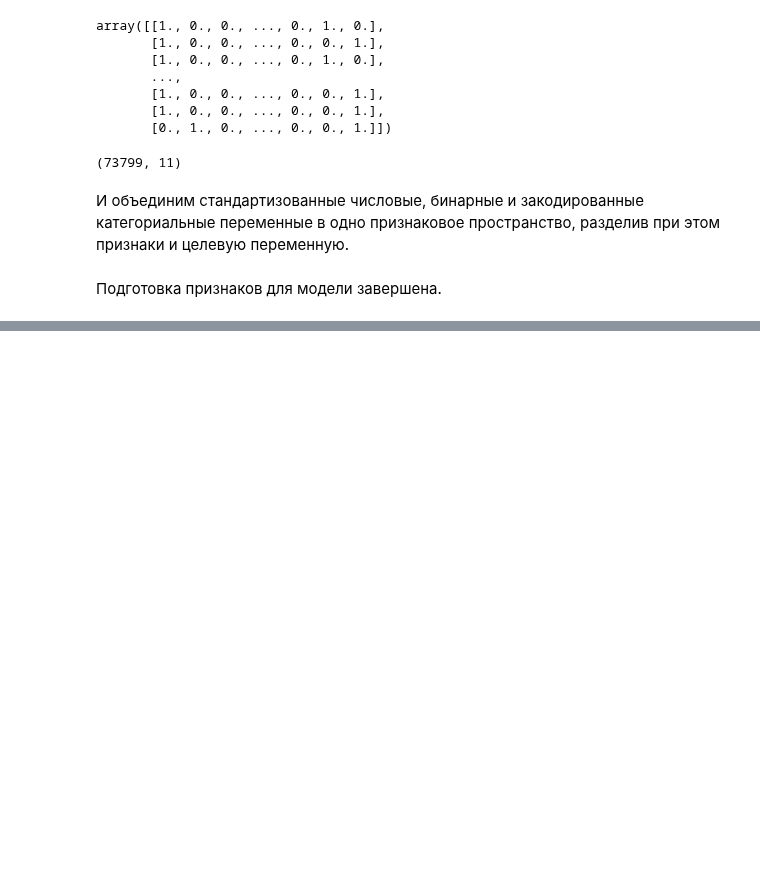
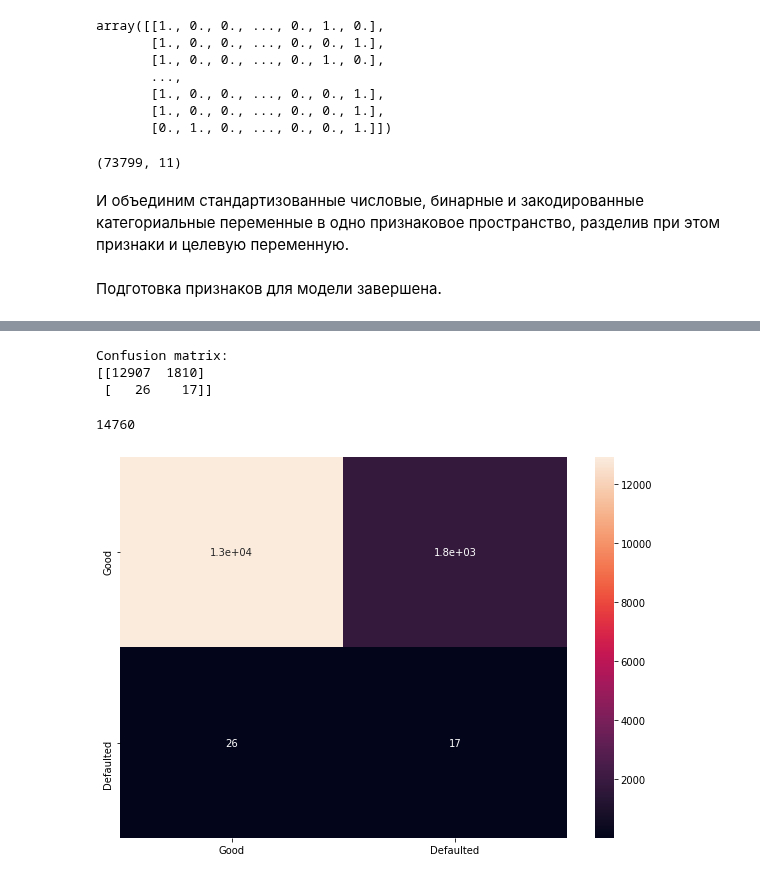
Before and after one commit to greg-kan/mlda, a Jupyter notebook: SkillFactory/unit_4/scoring/train-scoring.ipynb, the cells around one changed output, grey strips where cells are left out. Cells and saved outputs as stored; diff of their text form; code cells hidden in the pictures; blank space fills up the shorter version.

```diff
--- a/SkillFactory/unit_4/scoring/train-scoring.ipynb
+++ b/SkillFactory/unit_4/scoring/train-scoring.ipynb
@@ -323,0 +359,20 @@ X_train, X_test, y_train, y_test = train_test_split(X, Y, test_size=0.20, random
+# %%
+y_pred = model.predict(X_test)
+conf_mat = confusion_matrix(y_test, y_pred).T
+print('Confusion matrix:\n{}'.format(conf_mat))
+# %% [output]
+Confusion matrix:
+[[12907  1810]
+ [   26    17]]
+# %%
+12907 + 1810 + 26 + 17
+# %% [output]
+14760
+# %%
+import seaborn as sn
+class_names = ['Good', 'Defaulted']
+df_cm = pd.DataFrame(conf_mat, index=class_names, columns=class_names)
+plt.figure(figsize = (10,7))
+sn.heatmap(df_cm, annot=True);
+# %% [output]
+[figure, added]
```
Also changed, not shown: parts of 5 cells of this notebook, 13 other files.
